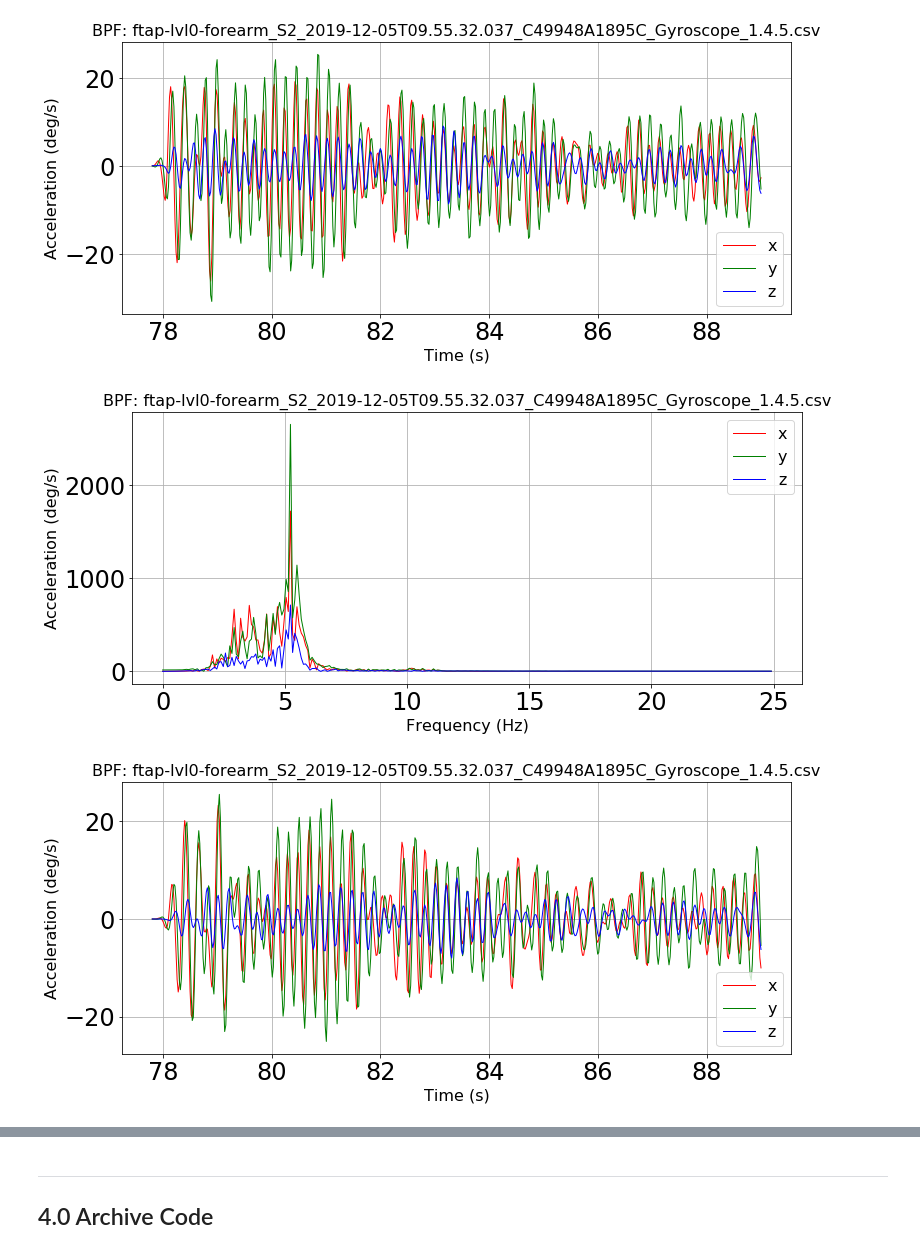
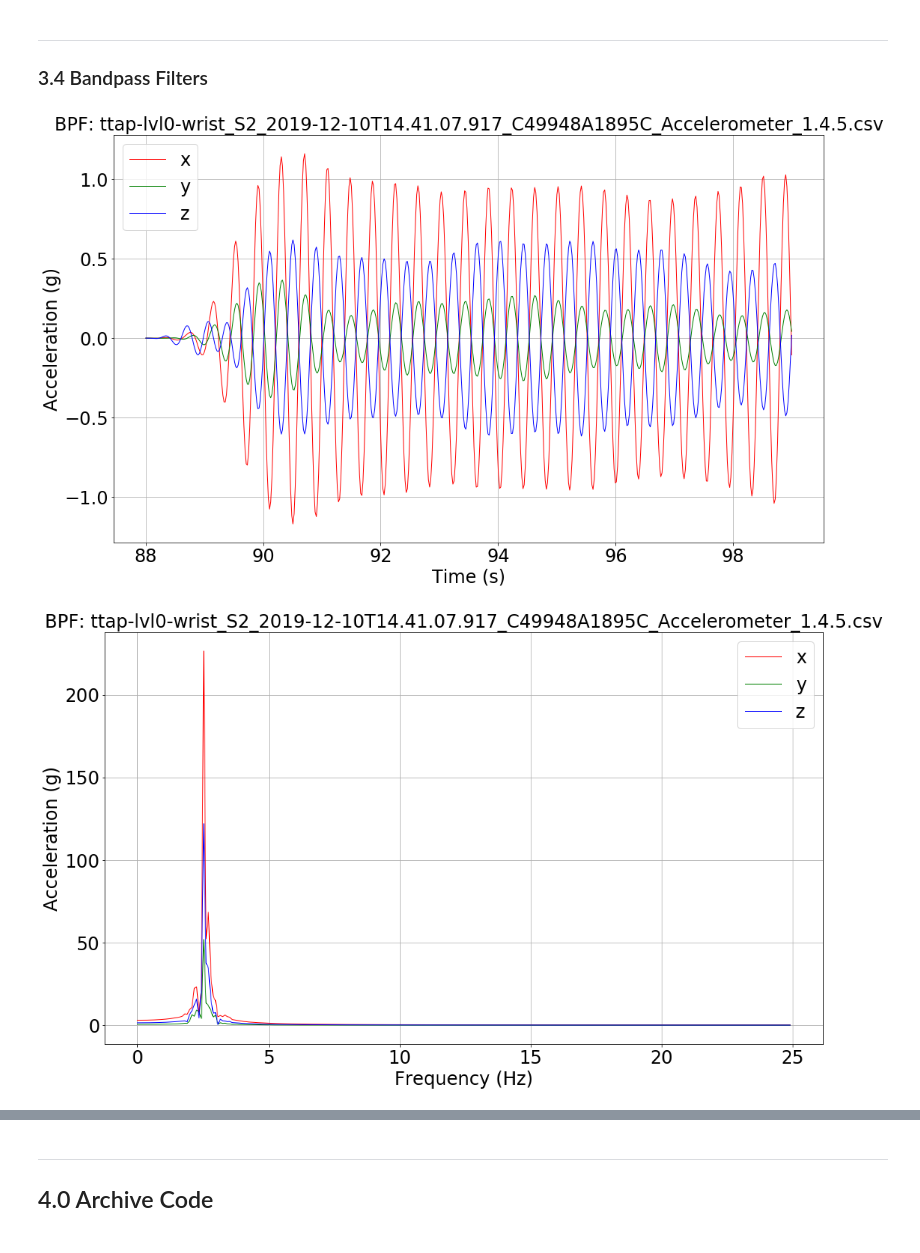
Before and after one commit to jwcn97/Parkinson-Disease-Repository, a Jupyter notebook: Testground/Test 3 - Chin Yang Playground/Ken_Test1/local.ipynb, the cells around one changed output, grey strips where cells are left out. Saved outputs shown, nothing was run; the diff lists cells and outputs as text; code cells hidden in the pictures.

```diff
--- a/Testground/Test 3 - Chin Yang Playground/Ken_Test1/local.ipynb
+++ b/Testground/Test 3 - Chin Yang Playground/Ken_Test1/local.ipynb
@@ -61,20 +97,23 @@ plot_time_3_axes(df, t = file)
 # Truncated Data Analysis
 # ==============================================
 # working_path = get_folder_path('prosup-wrist')
-# file = 'prosup-lvl0-wrist_S2_2019-12-10T15.13.45.631_C49948A1895C_Accelerometer_1.4.5.csv'
-# os.chdir(working_path)
+# file = 'prosup-lvl0-wrist_S2_2019-12-10T15.13.45.631_C49948A1895C_Gyroscope_1.4.5.csv' # 22.5, 31.5, 52, 61.2, 81, 91.4
+working_path = get_folder_path('ttap-wrist')
+file = 'ttap-lvl0-wrist_S2_2019-12-10T14.41.07.917_C49948A1895C_Accelerometer_1.4.5.csv'
+os.chdir(working_path)
 
-# # Data pre-processing
-# df = read_csv_file(os.path.join(working_path,file))
-# os.chdir('..')
+# Data pre-processing
+df = read_csv_file(os.path.join(working_path,file))
+os.chdir('..')
+# df_1, df_2, df_3 = truncate_dataframe(working_path, file, 22.5, 31.5, 52, 61.2, 81, 91.4)
+df_1, df_2, df_3 = truncate_dataframe(working_path, file, 24, 36, 56.5, 67.5, 88, 99)
 
-df_1, df_2, df_3 = truncate_dataframe(working_path, file,22.7,34,50.4,62,77.8,89)
+# plot_time_3_axes(df_1, t = file)
+# plot_time_3_axes(df_2, t = file)
+plot_time_3_axes(df_3, t = file)
 
-plot_time_3_axes(df_1, t = file)
-plot_time_3_axes(df_2, t = file)
-plot_time_3_axes(df_3, t = file)
-# fs = 50
+fs = 50
 # plot_frequency(df_1, fs, t = file)
 # plot_frequency(df_2, fs, t = file)
-# plot_frequency(df_3, fs, t = file)
+plot_frequency(df_3, fs, t = file)
 # %% [output]
@@ -84,21 +198,26 @@ plot_time_3_axes(df_3, t = file)
+# %% [markdown]
+---
+### 3.4 Bandpass Filters
 # %%
-###### fs = 50
-lowcut = 2.5
-highcut = 5
-for order in [3,5,7]:
-
+# ==============================================
+# Input Parameters
+# ==============================================
+# Sample rate and desired cutoff frequencies (in Hz).
+fs = 50
+lowcut = 2
+highcut = 3
+order = 5
 
 # ==============================================
 # Filtered Signals - Data Pre-processing
 # ==============================================
-    bpf_data = butter_bandpass_filter(df_3, lowcut, highcut, fs, order, file)
+bpf_data = butter_bandpass_filter(df_3, lowcut, highcut, fs, order, file)
 
 # ==============================================
 # Filter Plots
 # ==============================================
-    plot_time_3_axes(bpf_data, t = "BPF: " + file)
-    plot_frequency(bpf_data, fs, t = "BPF: " + file)
+plot_time_3_axes(bpf_data, t = "BPF: " + file)
+plot_frequency(bpf_data, fs, t = "BPF: " + file)
 # %% [output]
-[figure, old version]
+[figure, new version]
-[figure, old version]
+[figure, new version]
-[figure, removed]
```
Also changed, not shown: parts of 23 cells of this notebook, 1 other file.
